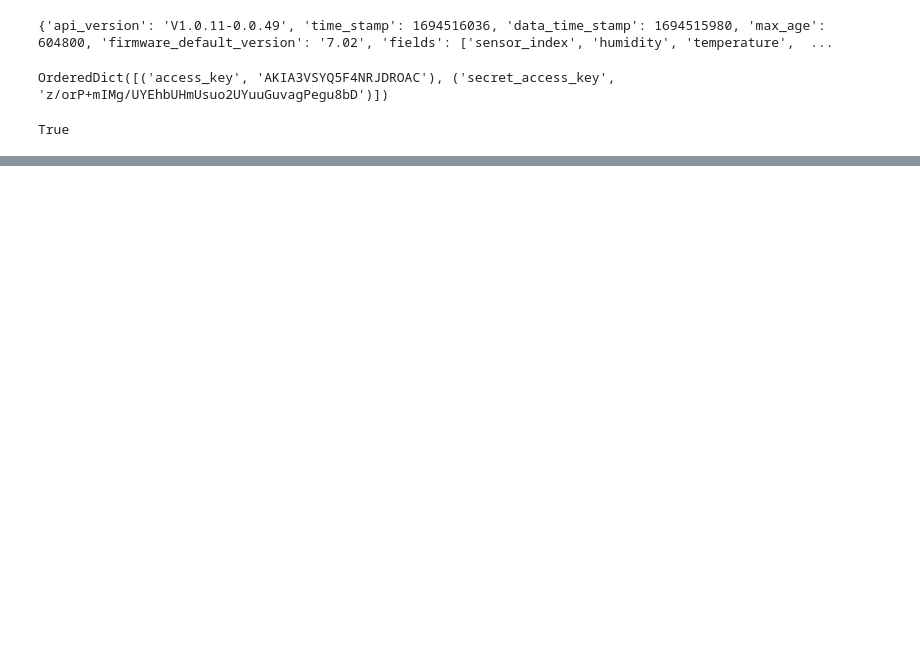
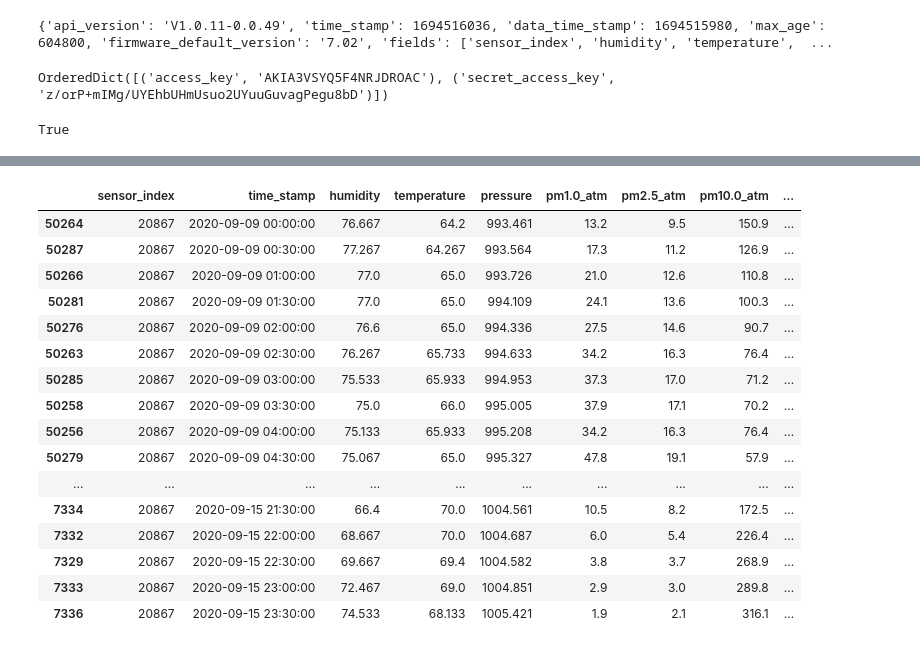
Before and after one commit to acgallagher/SF-Air-Quality, a Jupyter notebook: exploration.ipynb, the cells around one changed output, grey strips where cells are left out. Cells and saved outputs as stored; diff of their text form; code cells hidden in the pictures; blank space fills up the shorter version.

Commit message:
Update orange day data

```diff
--- a/exploration.ipynb
+++ b/exploration.ipynb
@@ -127,0 +218,25 @@ True
+# %%
+import pandas as pd
+pd.set_option('display.max_rows', None)
+
+df = pd.read_csv("data/orange_day_data_testing_9_16_2.csv")
+df = df.sort_values('time_stamp')
+df[df["sensor_index"] == "20867"]
+# %% [output]
+|  | sensor_index | time_stamp | humidity | temperature | pressure | pm1.0_atm | pm2.5_atm | pm10.0_atm | ... |
+| 50264 | 20867 | 2020-09-09 00:00:00 | 76.667 | 64.2 | 993.461 | 13.2 | 9.5 | 150.9 | ... |
+| 50287 | 20867 | 2020-09-09 00:30:00 | 77.267 | 64.267 | 993.564 | 17.3 | 11.2 | 126.9 | ... |
+| 50266 | 20867 | 2020-09-09 01:00:00 | 77.0 | 65.0 | 993.726 | 21.0 | 12.6 | 110.8 | ... |
+| 50281 | 20867 | 2020-09-09 01:30:00 | 77.0 | 65.0 | 994.109 | 24.1 | 13.6 | 100.3 | ... |
+| 50276 | 20867 | 2020-09-09 02:00:00 | 76.6 | 65.0 | 994.336 | 27.5 | 14.6 | 90.7 | ... |
+| 50263 | 20867 | 2020-09-09 02:30:00 | 76.267 | 65.733 | 994.633 | 34.2 | 16.3 | 76.4 | ... |
+| 50285 | 20867 | 2020-09-09 03:00:00 | 75.533 | 65.933 | 994.953 | 37.3 | 17.0 | 71.2 | ... |
+| 50258 | 20867 | 2020-09-09 03:30:00 | 75.0 | 66.0 | 995.005 | 37.9 | 17.1 | 70.2 | ... |
+| 50256 | 20867 | 2020-09-09 04:00:00 | 75.133 | 65.933 | 995.208 | 34.2 | 16.3 | 76.4 | ... |
+| 50279 | 20867 | 2020-09-09 04:30:00 | 75.067 | 65.0 | 995.327 | 47.8 | 19.1 | 57.9 | ... |
+| ... | ... | ... | ... | ... | ... | ... | ... | ... | ... |
+| 7334 | 20867 | 2020-09-15 21:30:00 | 66.4 | 70.0 | 1004.561 | 10.5 | 8.2 | 172.5 | ... |
+| 7332 | 20867 | 2020-09-15 22:00:00 | 68.667 | 70.0 | 1004.687 | 6.0 | 5.4 | 226.4 | ... |
+| 7329 | 20867 | 2020-09-15 22:30:00 | 69.667 | 69.4 | 1004.582 | 3.8 | 3.7 | 268.9 | ... |
+| 7333 | 20867 | 2020-09-15 23:00:00 | 72.467 | 69.0 | 1004.851 | 2.9 | 3.0 | 289.8 | ... |
+| 7336 | 20867 | 2020-09-15 23:30:00 | 74.533 | 68.133 | 1005.421 | 1.9 | 2.1 | 316.1 | ... |
```
Also changed, not shown: parts of 4 cells of this notebook, 16 other files.
